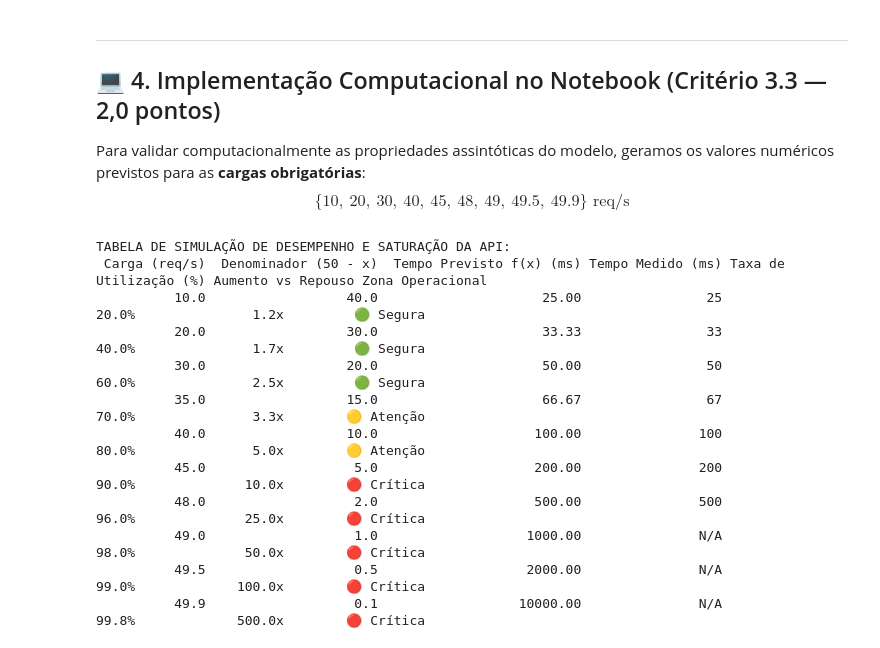
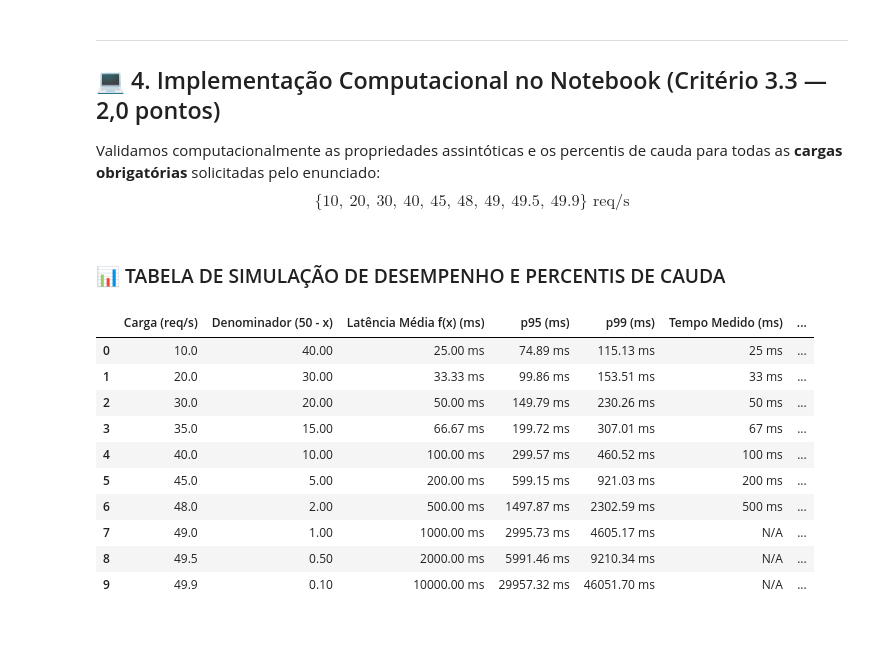
Before and after one commit to BrThiagoN/Limite-de-desempenho-de-API, a Jupyter notebook: checkpoint.ipynb, the cells around one changed output. Drawn from its saved outputs; the diff is of its cells as text; code cells hidden in the pictures.

```diff
--- a/checkpoint.ipynb
+++ b/checkpoint.ipynb
@@ -174,57 +237,59 @@ print("="*70)
 
 ## 💻 4. Implementação Computacional no Notebook (Critério 3.3 — 2,0 pontos)
 
-Para validar computacionalmente as propriedades assintóticas do modelo, geramos os valores numéricos previstos para as **cargas obrigatórias**:
+Validamos computacionalmente as propriedades assintóticas e os percentis de cauda para todas as **cargas obrigatórias** solicitadas pelo enunciado:
 $$\{10,\ 20,\ 30,\ 40,\ 45,\ 48,\ 49,\ 49.5,\ 49.9\} \text{ req/s}$$
 # %%
-# Dados empíricos coletados
-dados_exp = {
-    10: 25, 20: 33, 30: 50, 35: 67, 40: 100, 45: 200, 48: 500
-}
+# Dados empíricos coletados no teste de carga
+dados_exp_map = {10: 25, 20: 33, 30: 50, 35: 67, 40: 100, 45: 200, 48: 500}
 
-# Cargas obrigatórias solicitadas pelo enunciado
+# Cargas obrigatórias solicitadas pelo enunciado oficial
 cargas_simulacao = [10.0, 20.0, 30.0, 35.0, 40.0, 45.0, 48.0, 49.0, 49.5, 49.9]
 
 tabela = []
 for c in cargas_simulacao:
     tempo_teorico = float(f.subs(x, c))
-    tempo_medido = dados_exp.get(int(c) if c.is_integer() else c, "N/A")
+    tempo_medido = dados_exp_map.get(int(c) if c.is_integer() else c, "N/A")
     utilizacao = (c / 50.0) * 100.0
+    p95 = tempo_teorico * np.log(20.0)
+    p99 = tempo_teorico * np.log(100.0)
     fator_aumento = tempo_teorico / 20.0  # Latência base = 20ms
 
     if c < 35.0:
         regiao = "🟢 Segura"
     elif c < 45.0:
         regiao = "🟡 Atenção"
     else:
-        regiao = "🔴 Crítica"
+        regiao = "🔴 Crítica / Saturação"
 
     tabela.append({
-        "Carga (req/s)": c,
-        "Denominador (50 - x)": round(50.0 - c, 2),
-        "Tempo Previsto f(x) (ms)": round(tempo_teorico, 2),
-        "Tempo Medido (ms)": tempo_medido,
-        "Taxa de Utilização (%)": f"{utilizacao:.1f}%",
-        "Aumento vs Repouso": f"{fator_aumento:.1f}x",
+        "Carga (req/s)": f"{c:.1f}",
+        "Denominador (50 - x)": f"{50.0 - c:.2f}",
+        "Latência Média f(x) (ms)": f"{tempo_teorico:.2f} ms",
+        "p95 (ms)": f"{p95:.2f} ms",
+        "p99 (ms)": f"{p99:.2f} ms",
+        "Tempo Medido (ms)": f"{tempo_medido} ms" if tempo_medido != "N/A" else "N/A",
+        "Utilização (%)": f"{utilizacao:.1f}%",
+        "Fator vs Repouso": f"{fator_aumento:.1f}x",
         "Zona Operacional": regiao
     })
 
 df_simulacao = pd.DataFrame(tabela)
-print("TABELA DE SIMULAÇÃO DE DESEMPENHO E SATURAÇÃO DA API:")
-print(df_simulacao.to_string(index=False))
+display(HTML("<h3>📊 TABELA DE SIMULAÇÃO DE DESEMPENHO E PERCENTIS DE CAUDA</h3>"))
+display(df_simulacao)
 # %% [output]
-TABELA DE SIMULAÇÃO DE DESEMPENHO E SATURAÇÃO DA API:
- Carga (req/s)  Denominador (50 - x)  Tempo Previsto f(x) (ms) Tempo Medido (ms) Taxa de Utilização (%) Aumento vs Repouso Zona Operacional
-          10.0                  40.0                     25.00                25                  20.0%               1.2x         🟢 Segura
-          20.0                  30.0                     33.33                33                  40.0%               1.7x         🟢 Segura
-          30.0                  20.0                     50.00                50                  60.0%               2.5x         🟢 Segura
-          35.0                  15.0                     66.67                67                  70.0%               3.3x        🟡 Atenção
-          40.0                  10.0                    100.00               100                  80.0%               5.0x        🟡 Atenção
-          45.0                   5.0                    200.00               200                  90.0%              10.0x        🔴 Crítica
-          48.0                   2.0                    500.00               500                  96.0%              25.0x        🔴 Crítica
-          49.0                   1.0                   1000.00               N/A                  98.0%              50.0x        🔴 Crítica
-          49.5                   0.5                   2000.00               N/A                  99.0%             100.0x        🔴 Crítica
-          49.9                   0.1                  10000.00               N/A                  99.8%             500.0x        🔴 Crítica
+📊 TABELA DE SIMULAÇÃO DE DESEMPENHO E PERCENTIS DE CAUDA
+|  | Carga (req/s) | Denominador (50 - x) | Latência Média f(x) (ms) | p95 (ms) | p99 (ms) | Tempo Medido (ms) | ... |
+| 0 | 10.0 | 40.00 | 25.00 ms | 74.89 ms | 115.13 ms | 25 ms | ... |
+| 1 | 20.0 | 30.00 | 33.33 ms | 99.86 ms | 153.51 ms | 33 ms | ... |
+| 2 | 30.0 | 20.00 | 50.00 ms | 149.79 ms | 230.26 ms | 50 ms | ... |
+| 3 | 35.0 | 15.00 | 66.67 ms | 199.72 ms | 307.01 ms | 67 ms | ... |
+| 4 | 40.0 | 10.00 | 100.00 ms | 299.57 ms | 460.52 ms | 100 ms | ... |
+| 5 | 45.0 | 5.00 | 200.00 ms | 599.15 ms | 921.03 ms | 200 ms | ... |
+| 6 | 48.0 | 2.00 | 500.00 ms | 1497.87 ms | 2302.59 ms | 500 ms | ... |
+| 7 | 49.0 | 1.00 | 1000.00 ms | 2995.73 ms | 4605.17 ms | N/A | ... |
+| 8 | 49.5 | 0.50 | 2000.00 ms | 5991.46 ms | 9210.34 ms | N/A | ... |
+| 9 | 49.9 | 0.10 | 10000.00 ms | 29957.32 ms | 46051.70 ms | N/A | ... |
 # %% [markdown]
 
 > ### 🔍 **Investigação Computacional 3.3**
```
Also changed, not shown: parts of 11 cells of this notebook, 4 other files.
